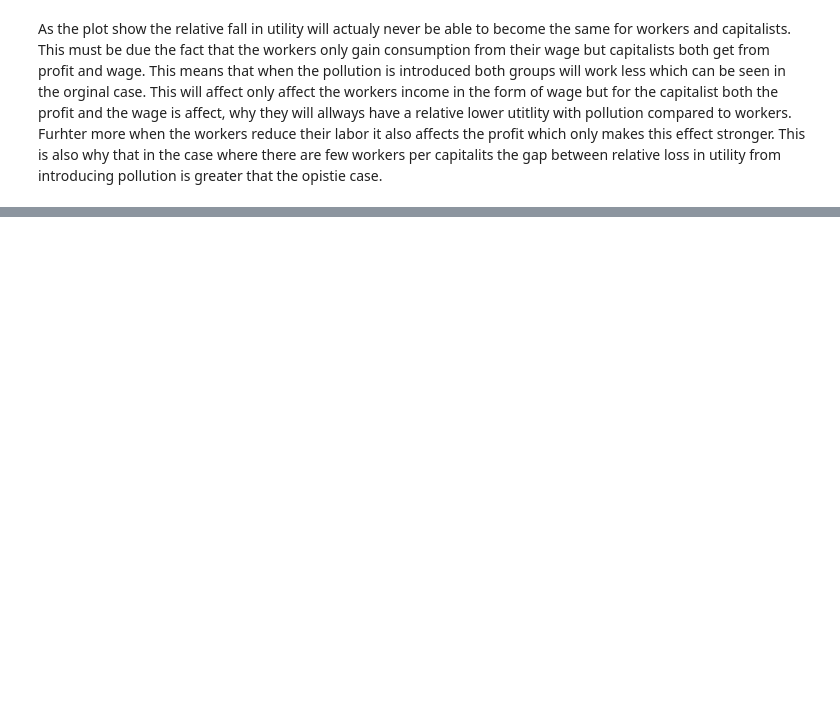
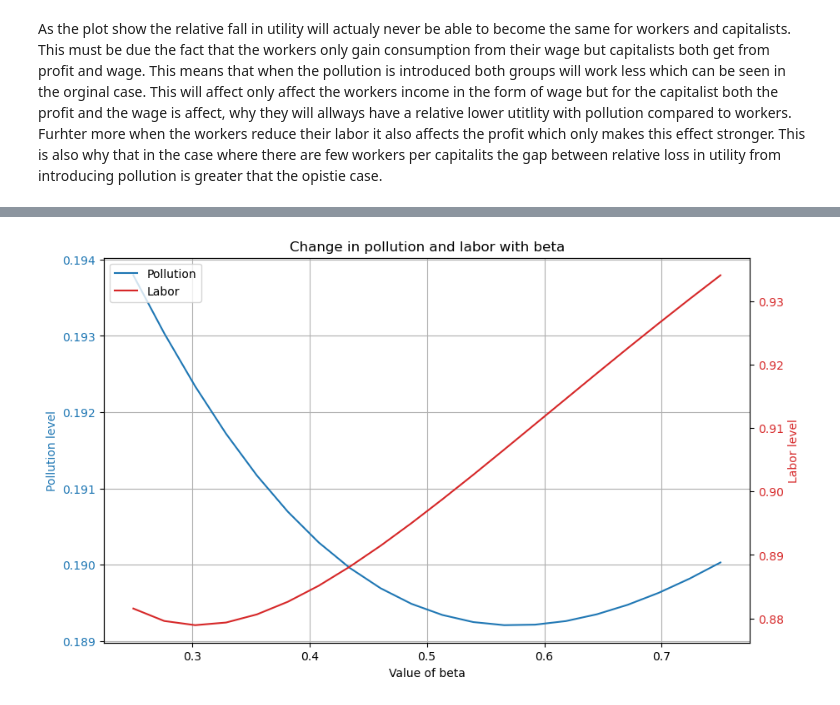
Before and after one commit to NumEconCopenhagen/projects-2024-andy-og-birdy, a Jupyter notebook: modelproject/modelproject.ipynb, the cells around one changed output, grey strips where cells are left out. Saved outputs shown, nothing was run; the diff lists cells and outputs as text; code cells hidden in the pictures; blank space fills up the shorter version.

```diff
--- a/modelproject/modelproject.ipynb
+++ b/modelproject/modelproject.ipynb
@@ -189,0 +277,27 @@ As the plot show the relative fall in utility will actualy never be able to beco
+# %%
+# Create a figure and axis objects
+fig, ax1 = plt.subplots(figsize=(10, 6))
+
+# Plotting pollution on the primary y-axis
+ax1.plot(betas, polition_beta, label='Pollution', color='tab:blue')
+ax1.set_xlabel('Value of beta')
+ax1.set_ylabel('Pollution level', color='tab:blue')
+ax1.tick_params(axis='y', labelcolor='tab:blue')
+ax1.grid(True)
+
+# Create a twin axis for labor
+ax2 = ax1.twinx()
+ax2.plot(betas, labor, label='Labor', color='tab:red')
+ax2.set_ylabel('Labor level', color='tab:red')
+ax2.tick_params(axis='y', labelcolor='tab:red')
+
+# Combine legends
+lines, labels = ax1.get_legend_handles_labels()
+lines2, labels2 = ax2.get_legend_handles_labels()
+ax2.legend(lines + lines2, labels + labels2, loc='upper left')
+
+plt.title('Change in pollution and labor with beta')
+
+plt.show()
+# %% [output]
+[figure, added]
```
Also changed, not shown: parts of 14 cells of this notebook.
